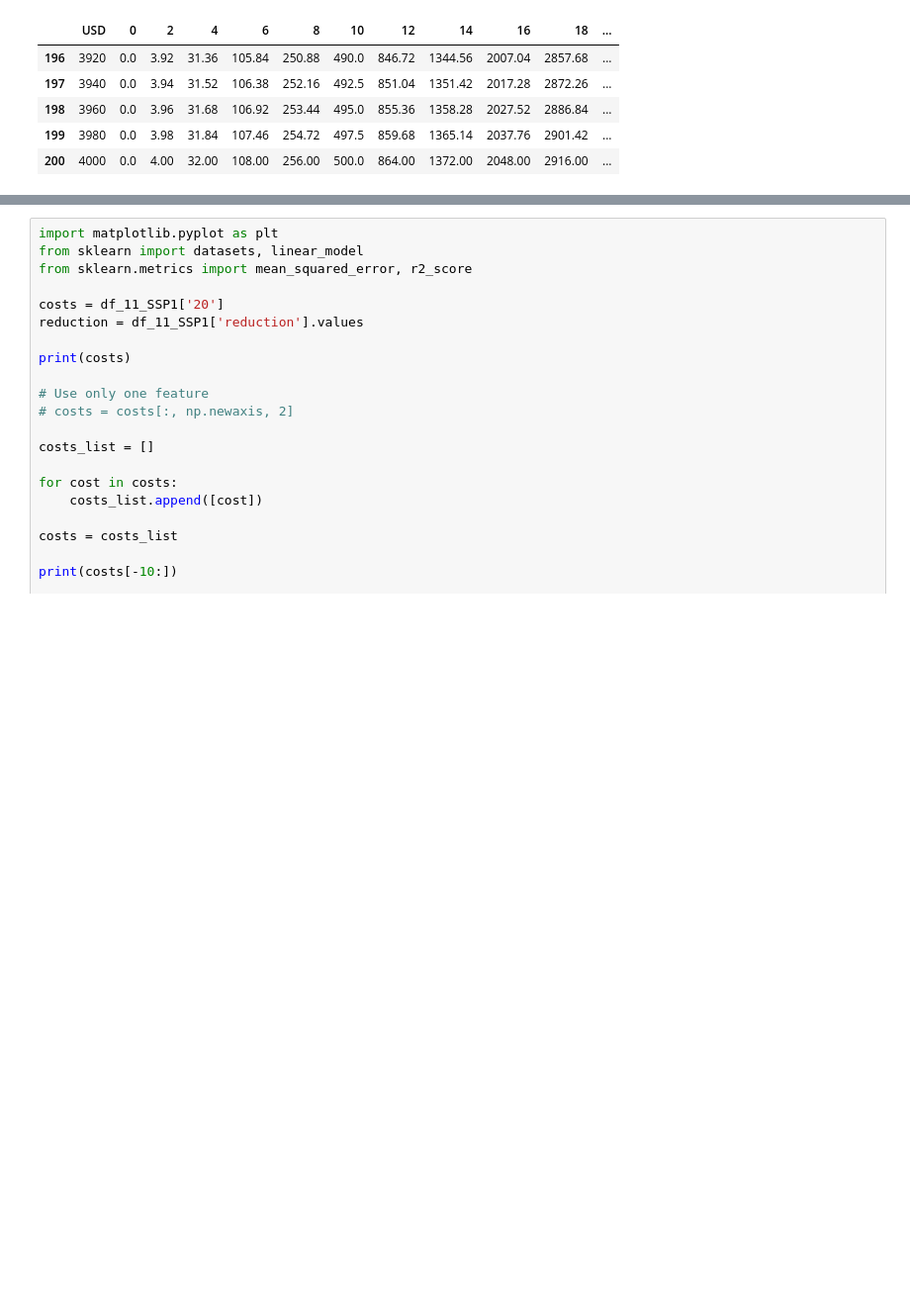
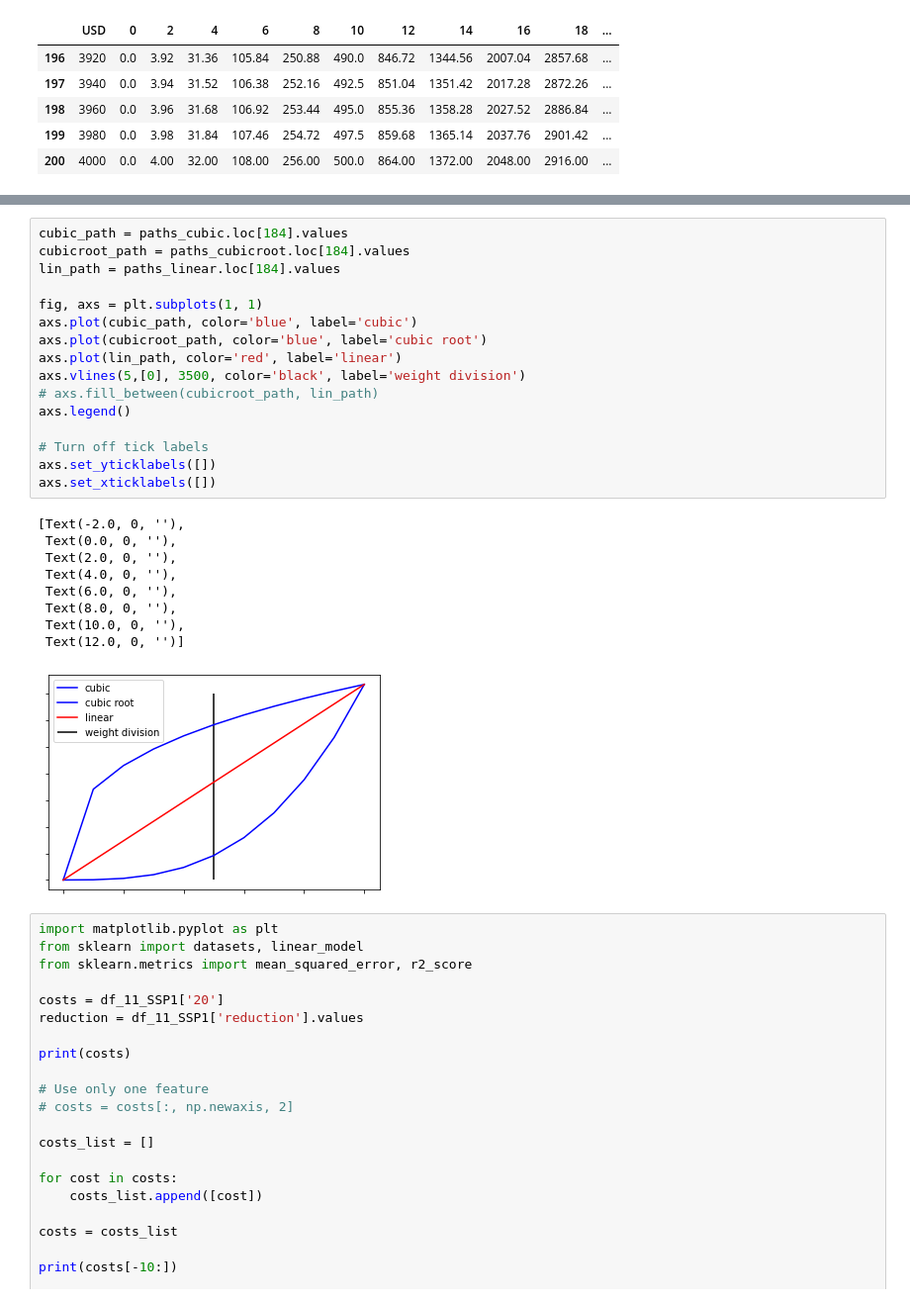
Before and after one commit to TVHTE/PBL_Code, a Jupyter notebook: Check_curves/Reduction_emulator_incl_hist_2.ipynb, the cells around one changed output, grey strips where cells are left out. Shown: that part at 99% size. Saved outputs shown, nothing was run; the diff lists cells and outputs as text; blank space fills up the shorter version.

```diff
--- a/Check_curves/Reduction_emulator_incl_hist_2.ipynb
+++ b/Check_curves/Reduction_emulator_incl_hist_2.ipynb
@@ -321,3 +313,29 @@ x.run(test_path)
+# %%
+cubic_path = paths_cubic.loc[184].values
+cubicroot_path = paths_cubicroot.loc[184].values
+lin_path = paths_linear.loc[184].values
+
+fig, axs = plt.subplots(1, 1)
+axs.plot(cubic_path, color='blue', label='cubic')
+axs.plot(cubicroot_path, color='blue', label='cubic root')
+axs.plot(lin_path, color='red', label='linear')
+axs.vlines(5,[0], 3500, color='black', label='weight division')
+# axs.fill_between(cubicroot_path, lin_path)
+axs.legend()
+
+# Turn off tick labels
+axs.set_yticklabels([])
+axs.set_xticklabels([])
+# %% [output]
+[Text(-2.0, 0, ''),
+ Text(0.0, 0, ''),
+ Text(2.0, 0, ''),
+ Text(4.0, 0, ''),
+ Text(6.0, 0, ''),
+ Text(8.0, 0, ''),
+ Text(10.0, 0, ''),
+ Text(12.0, 0, '')]
+[figure, added]
 # %%
 import matplotlib.pyplot as plt
 from sklearn import datasets, linear_model
```
Also changed, not shown: parts of 2 cells of this notebook, 2 other files.
